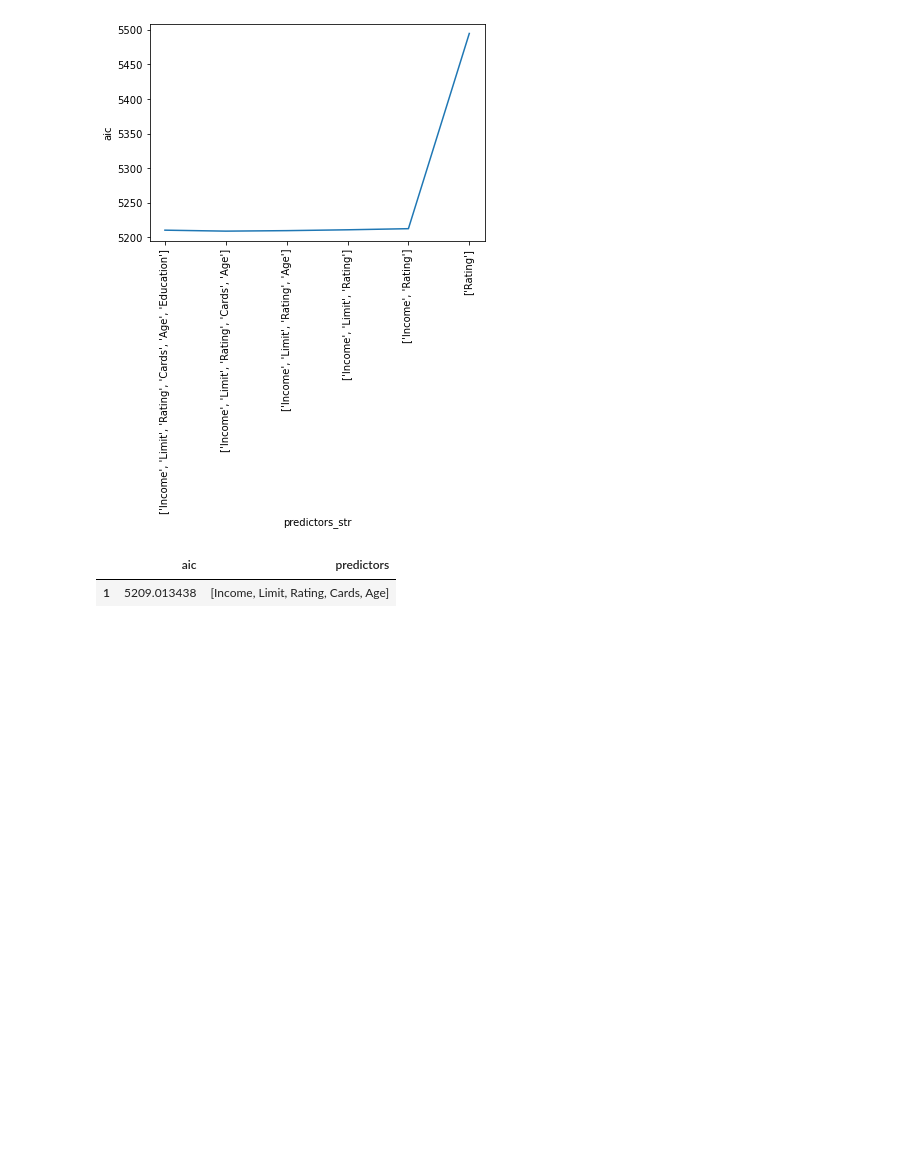
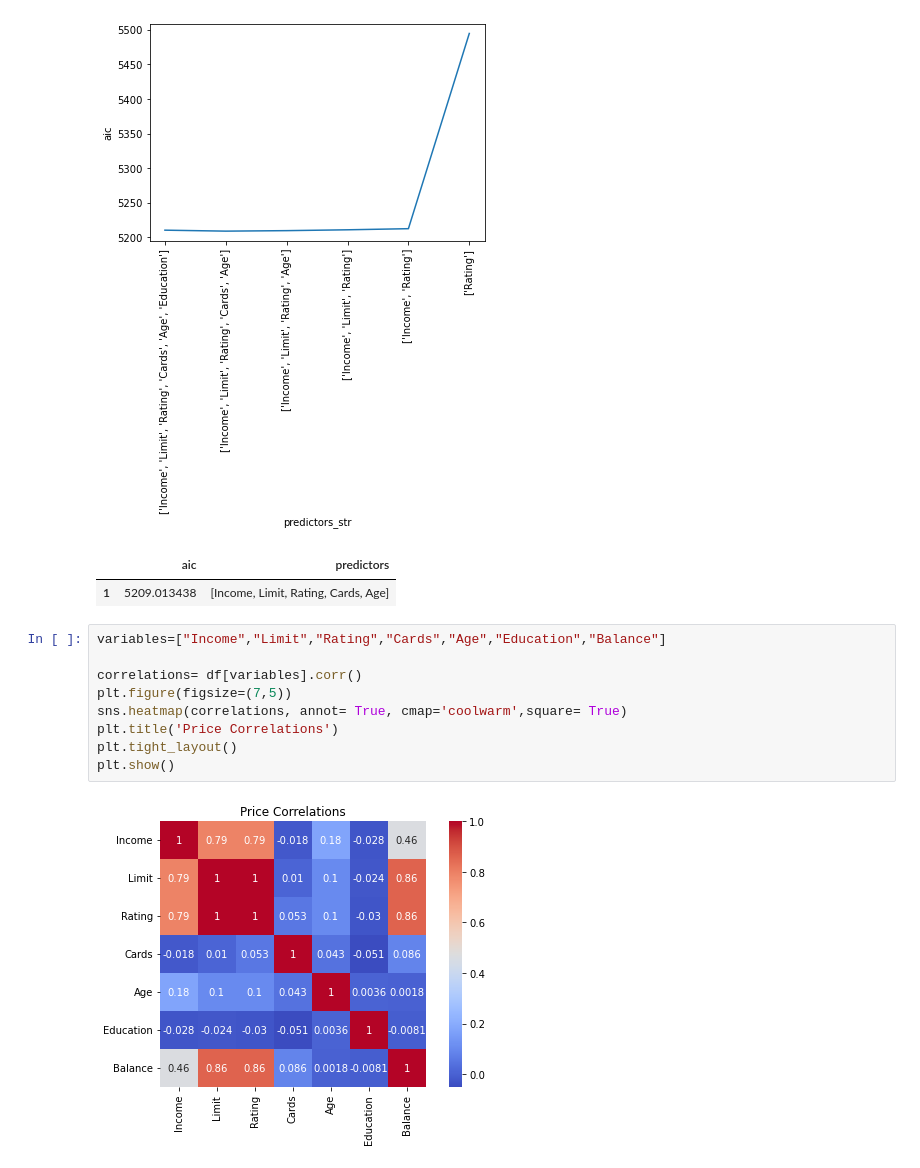
Before and after one commit to td2USA-20232/g1Bono, a Jupyter notebook: base_taller.ipynb, the cells around one changed output. Drawn from its saved outputs; the diff is of its cells as text; blank space fills up the shorter version.

```diff
--- a/base_taller.ipynb
+++ b/base_taller.ipynb
@@ -388,3 +390,14 @@ Akaike's Information Criteria
 [figure]
 |  | aic | predictors |
 | 1 | 5209.013438 | [Income, Limit, Rating, Cards, Age] |
+# %%
+variables=["Income","Limit","Rating","Cards","Age","Education","Balance"]
+
+correlations= df[variables].corr()
+plt.figure(figsize=(7,5))
+sns.heatmap(correlations, annot= True, cmap='coolwarm',square= True)
+plt.title('Price Correlations')
+plt.tight_layout()
+plt.show()
+# %% [output]
+[figure, added]
```
Also changed, not shown: parts of 3 cells of this notebook.
